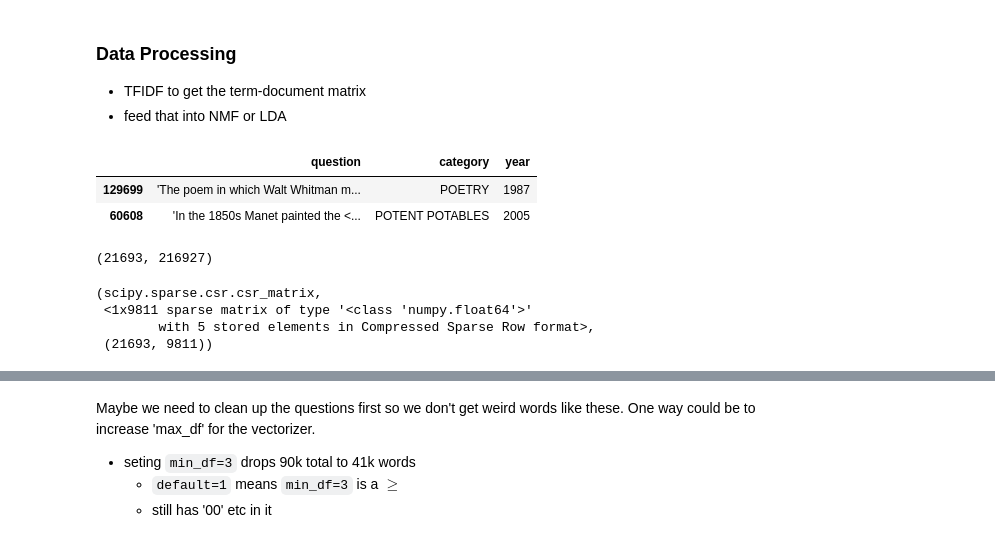
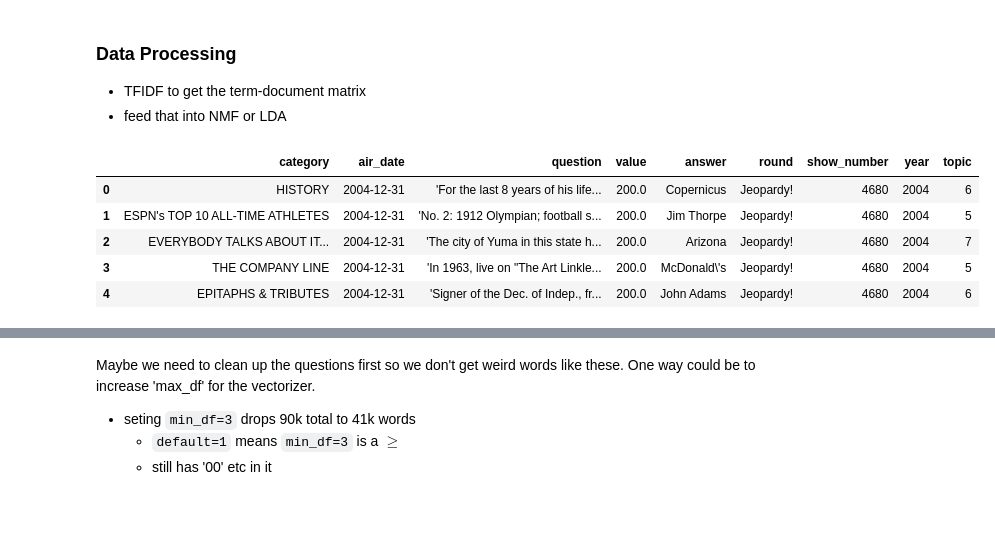
Before and after one commit to krisrjohnson/Jeopardy_topic_modeling, a Jupyter notebook: Topics over Time.ipynb, the cells around one changed output, grey strips where cells are left out. Drawn from its saved outputs; the diff is of its cells as text; code cells hidden in the pictures; blank space fills up the shorter version.

```diff
--- a/Topics over Time.ipynb
+++ b/Topics over Time.ipynb
@@ -24,4 +28,2 @@ from sklearn.feature_extraction.text import TfidfVectorizer
 # %% [markdown]
 ## Load and Prep Data
-# %%
-df = pd.read_json("JEOPARDY_QUESTIONS1.json")
@@ -126,10 +61,0 @@ samp_df = df.loc[samp.index][['question', 'category', 'year']]
-# %%
-samp_df.head(2)
-# %% [output]
-|  | question | category | year |
-| 129699 | 'The poem in which Walt Whitman m... | POETRY | 1987 |
-| 60608 | 'In the 1850s Manet painted the <... | POTENT POTABLES | 2005 |
-# %%
-len(samp), len(qs)
-# %% [output]
-(21693, 216927)
@@ -142,7 +62,10 @@ tfidf_qs = vectorizer.fit_transform(samp)
-# %%
-type(tfidf_qs), tfidf_qs[0], tfidf_qs.shape  # questions by vocab length
-# %% [output]
-(scipy.sparse.csr.csr_matrix,
- <1x9811 sparse matrix of type '<class 'numpy.float64'>'
-        with 5 stored elements in Compressed Sparse Row format>,
- (21693, 9811))
+# %%
+W, H, df, vocab, tfidf_matrix = get_topics(df, 10, ret_tfidf=True)
+df.head(5)
+# %% [output]
+|  | category | air_date | question | value | answer | round | show_number | year | topic |
+| 0 | HISTORY | 2004-12-31 | 'For the last 8 years of his life... | 200.0 | Copernicus | Jeopardy! | 4680 | 2004 | 6 |
+| 1 | ESPN's TOP 10 ALL-TIME ATHLETES | 2004-12-31 | 'No. 2: 1912 Olympian; football s... | 200.0 | Jim Thorpe | Jeopardy! | 4680 | 2004 | 5 |
+| 2 | EVERYBODY TALKS ABOUT IT... | 2004-12-31 | 'The city of Yuma in this state h... | 200.0 | Arizona | Jeopardy! | 4680 | 2004 | 7 |
+| 3 | THE COMPANY LINE | 2004-12-31 | 'In 1963, live on "The Art Linkle... | 200.0 | McDonald\'s | Jeopardy! | 4680 | 2004 | 5 |
+| 4 | EPITAPHS & TRIBUTES | 2004-12-31 | 'Signer of the Dec. of Indep., fr... | 200.0 | John Adams | Jeopardy! | 4680 | 2004 | 6 |
```
Also changed, not shown: parts of 44 cells of this notebook, 1 other file.
